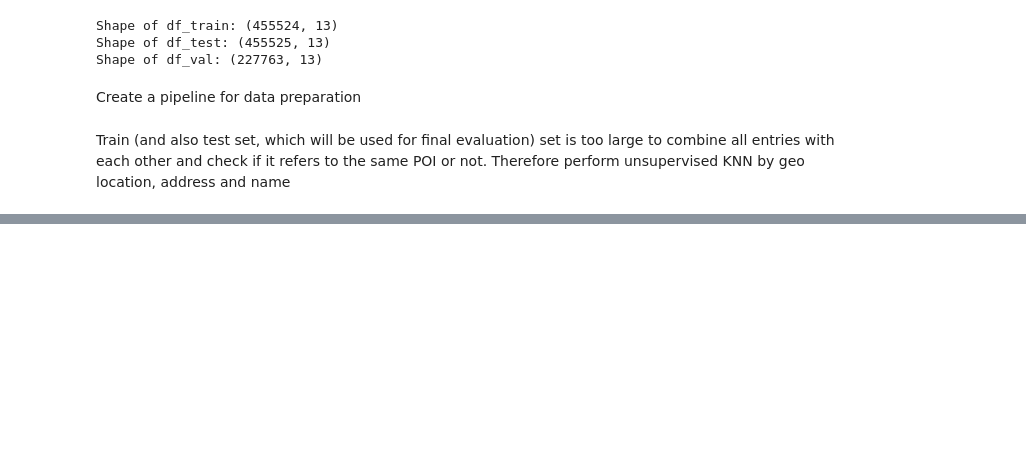
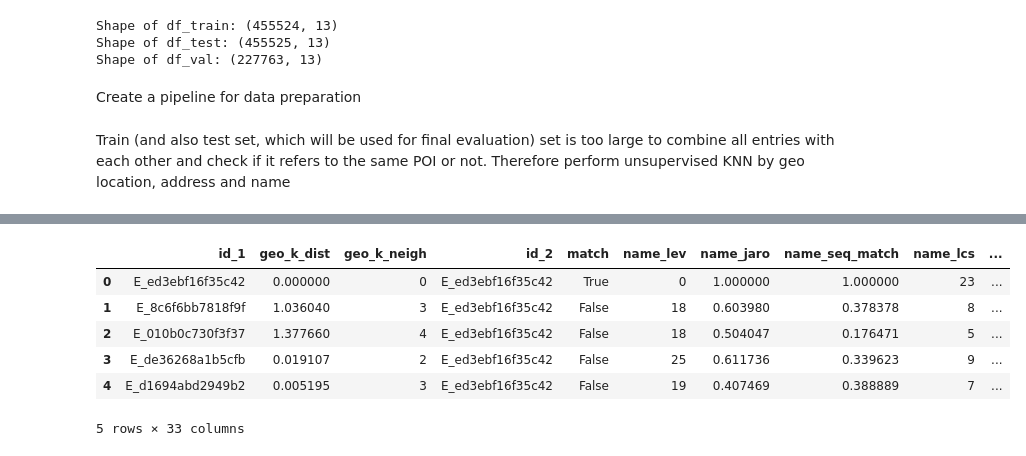
Before and after one commit to ParalogyX/Foursquare_Location_Matching, a Jupyter notebook: data_prep.ipynb, the cells around one changed output, grey strips where cells are left out. Drawn from its saved outputs; the diff is of its cells as text; code cells hidden in the pictures; blank space fills up the shorter version.

Commit message:
prepared datasets are generated
This will be an input for scaling and training

```diff
--- a/data_prep.ipynb
+++ b/data_prep.ipynb
@@ -311,0 +251,51 @@ def add_features(df):
+# %%
+def add_features(df, str_cols=['name', 'address', 'city', 'state', 'zip', 'country', 'categories']):
+    df_new = df.copy()
+    for col in str_cols:
+        # Add string distances to df
+        df_new[f'{col}_lev'] = df_new.apply(lambda x: Levenshtein.distance(str(x[f'{col}_1']), str(x[f'{col}_2'])), axis=1)
+        df_new[f'{col}_jaro'] = df_new.apply(lambda x: Levenshtein.jaro_winkler(str(x[f'{col}_1']), str(x[f'{col}_2'])), axis=1)
+        df_new[f'{col}_seq_match'] = df_new.apply(lambda x: difflib.SequenceMatcher(None, str(x[f'{col}_1']), str(x[f'{col}_2'])).ratio(), axis=1)
+        df_new[f'{col}_lcs'] = df_new.apply(lambda x: LCS(str(x[f'{col}_1']), str(x[f'{col}_2'])), axis=1)
+
+        # Vector distances
+        #df_new[f'{col}_cos_sim'] = df_new.apply(lambda x: cosine_sim(x[f'{col}_vec_1'], x[f'{col}_vec_2']), axis=1)
+
+    # Drop unnecessary columns
+    # df_new.drop(['latitude_1', 'longitude_1', 'name_1', 'address_1', 'city_1', 'state_1', 'zip_1', 'country_1', 'categories_1',
+    #             'name_vec_1', 'address_vec_1', 'city_vec_1', 'state_vec_1', 'zip_vec_1', 'country_vec_1', 'categories_vec_1',
+    #             'latitude_2', 'longitude_2', 'name_2', 'address_2', 'city_2', 'state_2', 'zip_2', 'country_2', 'categories_2',
+    #             'name_vec_2', 'address_vec_2', 'city_vec_2', 'state_vec_2', 'zip_vec_2', 'country_vec_2', 'categories_vec_2'], axis=1, inplace=True)
+
+    df_new.drop(['latitude_1', 'longitude_1', 'name_1', 'address_1', 'city_1', 'state_1', 'zip_1', 'country_1', 'categories_1',
+                'latitude_2', 'longitude_2', 'name_2', 'address_2', 'city_2', 'state_2', 'zip_2', 'country_2', 'categories_2'], axis=1, inplace=True)
+
+    return df_new
+# %%
+class AddFeatures(BaseEstimator, TransformerMixin):
+    def fit(self, X, y=None):
+        return self
+    def transform(self, X):
+        X = add_features(X)
+
+        return X
+# %%
+pipe = Pipeline([
+    ('dropper1', ColDropper()),
+    ('cleaner', CleanString()),
+    #('vector', VecString()),
+    ('dropper2', ColDropper(columns_to_drop=['name', 'address', 'city', 'state', 'zip', 'country', 'categories'])),
+    ('combinator', CombinePairs()),
+    ('add_features', AddFeatures())
+])
+# %%
+df_train_prep = pipe.fit_transform(df_train)
+df_train_prep.head()
+# %% [output]
+|  | id_1 | geo_k_dist | geo_k_neigh | id_2 | match | name_lev | name_jaro | name_seq_match | name_lcs | ... |
+| 0 | E_ed3ebf16f35c42 | 0.000000 | 0 | E_ed3ebf16f35c42 | True | 0 | 1.000000 | 1.000000 | 23 | ... |
+| 1 | E_8c6f6bb7818f9f | 1.036040 | 3 | E_ed3ebf16f35c42 | False | 18 | 0.603980 | 0.378378 | 8 | ... |
+| 2 | E_010b0c730f3f37 | 1.377660 | 4 | E_ed3ebf16f35c42 | False | 18 | 0.504047 | 0.176471 | 5 | ... |
+| 3 | E_de36268a1b5cfb | 0.019107 | 2 | E_ed3ebf16f35c42 | False | 25 | 0.611736 | 0.339623 | 9 | ... |
+| 4 | E_d1694abd2949b2 | 0.005195 | 3 | E_ed3ebf16f35c42 | False | 19 | 0.407469 | 0.388889 | 7 | ... |
+5 rows × 33 columns
```
Also changed, not shown: parts of 23 cells of this notebook.
